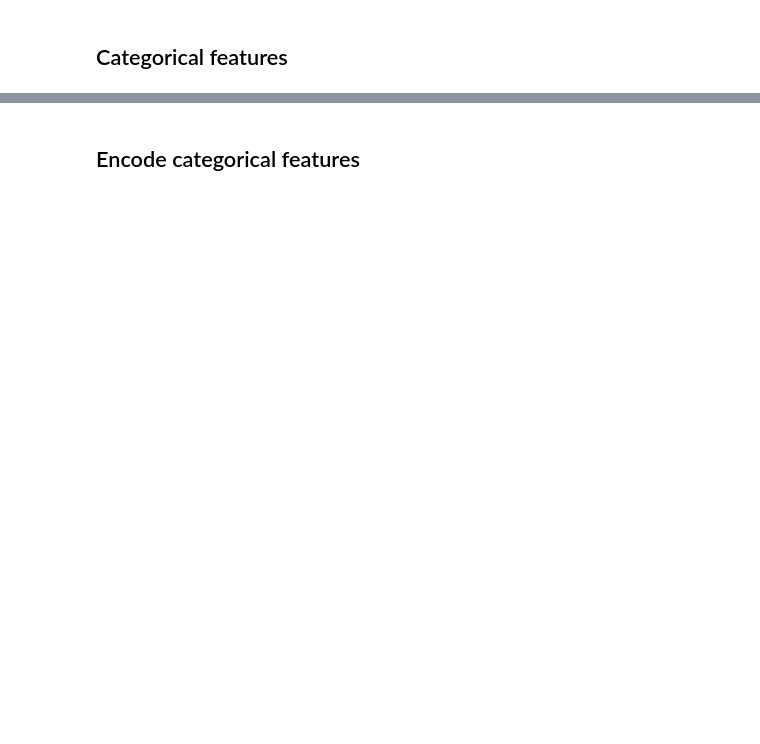
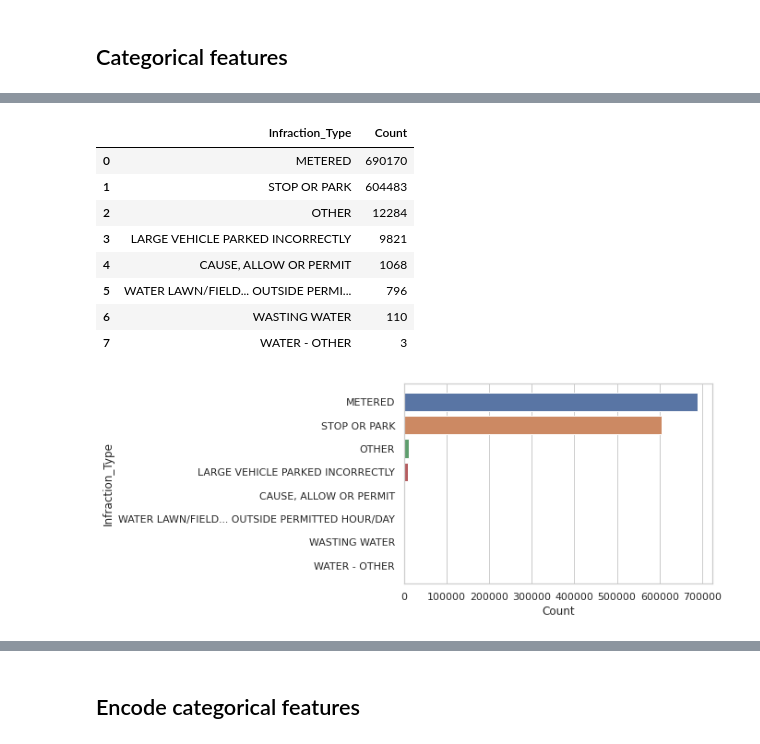
Before and after one commit to anafsa/ChildrenOfJupyter, a Jupyter notebook: Stage-2/Irregular Parking/Identification of patterns and prediction of irregular parking.ipynb, the cells around one changed output, grey strips where cells are left out. Drawn from its saved outputs; the diff is of its cells as text; code cells hidden in the pictures; blank space fills up the shorter version.

Commit message:
eda infractions

```diff
--- a/Stage-2/Irregular Parking/Identification of patterns and prediction of irregular parking.ipynb
+++ b/Stage-2/Irregular Parking/Identification of patterns and prediction of irregular parking.ipynb
@@ -29,6 +29,7 @@ import requests
 sns.set_theme(style="whitegrid")
 sns.set_color_codes("pastel")
 # %%
+# Get stage of infraction
 def get_stage(text):
     if 'STAGE 1' in text:
         return 1
@@ -37,6 +38,26 @@ def get_stage(text):
     else:
         return 0
 
+# Get infraction type
+def get_infraction_type(text):
+    if 'WASTING WATER' in text:
+        return 'WASTING WATER'
+    elif 'OUTSIDE PERMITTED' in text:
+        return 'WATER LAWN/FIELD... OUTSIDE PERMITTED HOUR/DAY'
+    elif 'METERED' in text:
+        return 'METERED'
+    elif 'LARGE VEHICLE - BE PARKED' in text:
+        return 'LARGE VEHICLE PARKED INCORRECTLY'
+    elif 'CAUSE, ALLOW OR PERMIT' in text:
+        return 'CAUSE, ALLOW OR PERMIT'
+    elif 'WATER' in text or 'WASH' in text:
+        return 'WATER - OTHER'
+    elif ('STOP OR PARK' in text) or ('STOP' in text) or ('PARK' in text):
+        return 'STOP OR PARK'
+    else:
+        return 'OTHER'
+
+# Get infraction data and pre-processing
 def get_parking_tickets_data():
     # O ficheiro é demasiado grande para o github
     df = pd.read_csv('/home/ana/Downloads/parking-tickets-2017-2019_WDL.csv', sep=';', index_col=0,
@@ -48,6 +69,7 @@ def get_parking_tickets_data():
     # There are repeated infractions with different stages (or without a stage)
     df['Infraction_Stage'] = df['InfractionText'].apply(lambda x: get_stage(x))
     df['InfractionText'] = df['InfractionText'].str.rstrip(' - STAGE 1').str.rstrip(' - STAGE 2')
+    df['Infraction_Type'] = df['InfractionText'].apply(lambda x: get_infraction_type(x))
     return df
 
 df = get_parking_tickets_data()
@@ -117,2 +148,15 @@ categorical_feature_study(df, "InfractionText", horizontal=True, treshould=10000
+# %%
+categorical_feature_study(df, "Infraction_Type", horizontal=True).head(10)
+# %% [output]
+|  | Infraction_Type | Count |
+| 0 | METERED | 690170 |
+| 1 | STOP OR PARK | 604483 |
+| 2 | OTHER | 12284 |
+| 3 | LARGE VEHICLE PARKED INCORRECTLY | 9821 |
+| 4 | CAUSE, ALLOW OR PERMIT | 1068 |
+| 5 | WATER LAWN/FIELD... OUTSIDE PERMI... | 796 |
+| 6 | WASTING WATER | 110 |
+| 7 | WATER - OTHER | 3 |
+[figure, added]
 # %%
 categorical_feature_study(df, "Street", horizontal=True, treshould=10000).head()
```
Also changed, not shown: parts of 38 cells of this notebook.
